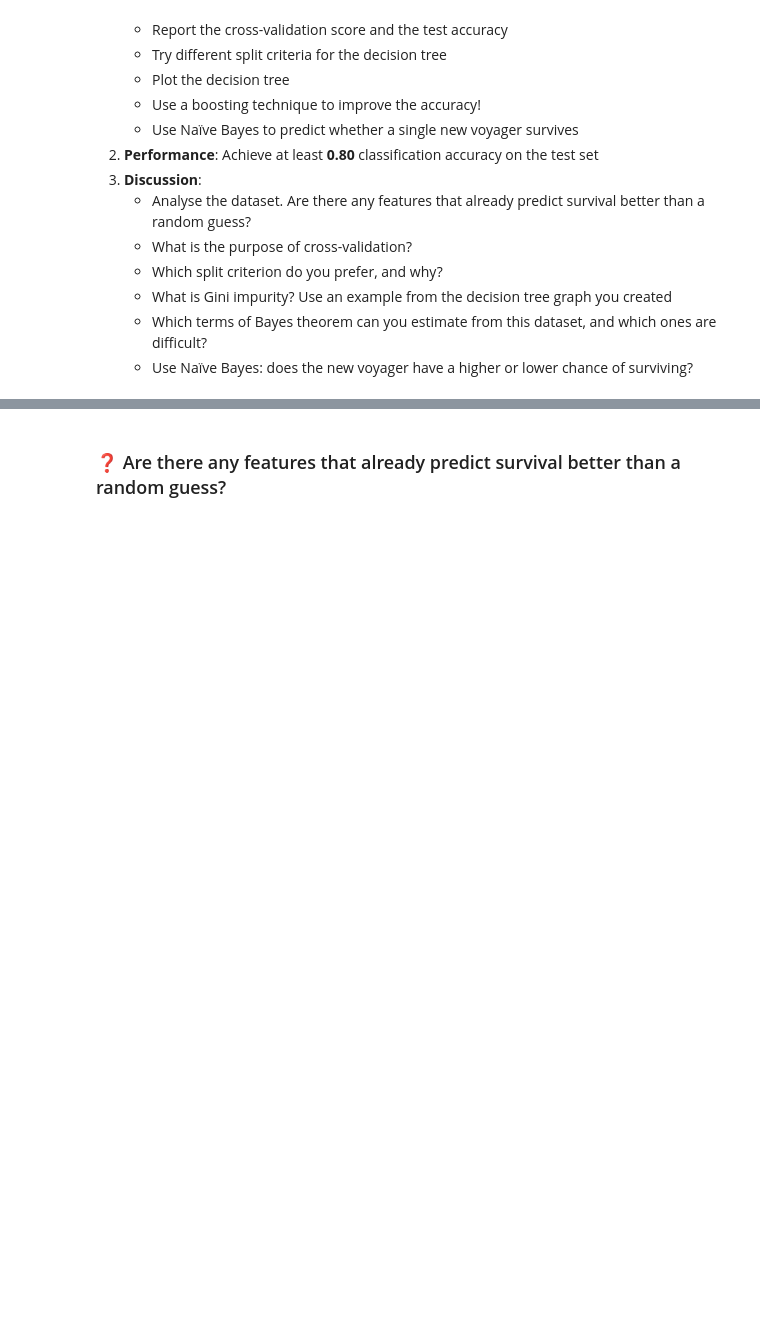
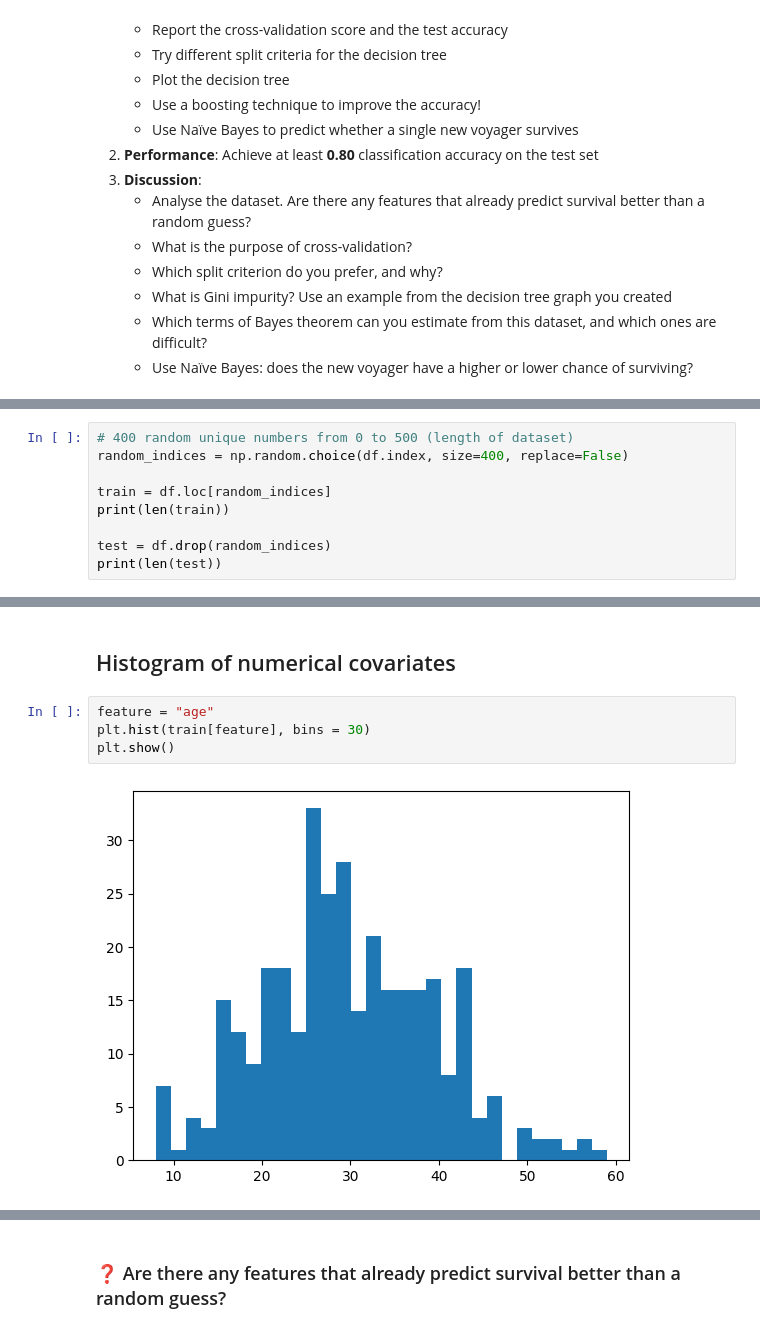
Before and after one commit to EinarJohannes/intro_ml_assignment_2, a Jupyter notebook: Problem2.ipynb, the cells around one changed output, grey strips where cells are left out. Cells and saved outputs as stored; diff of their text form; blank space fills up the shorter version.

```diff
--- a/Problem2.ipynb
+++ b/Problem2.ipynb
@@ -486,0 +502,9 @@ Let's start by understanding the dataset.
+# %%
+# 400 random unique numbers from 0 to 500 (length of dataset)
+random_indices = np.random.choice(df.index, size=400, replace=False)
+
+train = df.loc[random_indices]
+print(len(train))
+
+test = df.drop(random_indices)
+print(len(test))
@@ -486,0 +539,8 @@ Let's start by understanding the dataset.
+# %% [markdown]
+## Histogram of numerical covariates
+# %%
+feature = "age"
+plt.hist(train[feature], bins = 30)
+plt.show()
+# %% [output]
+[figure, added]
```
Also changed, not shown: parts of 21 cells of this notebook, 1 other file.
